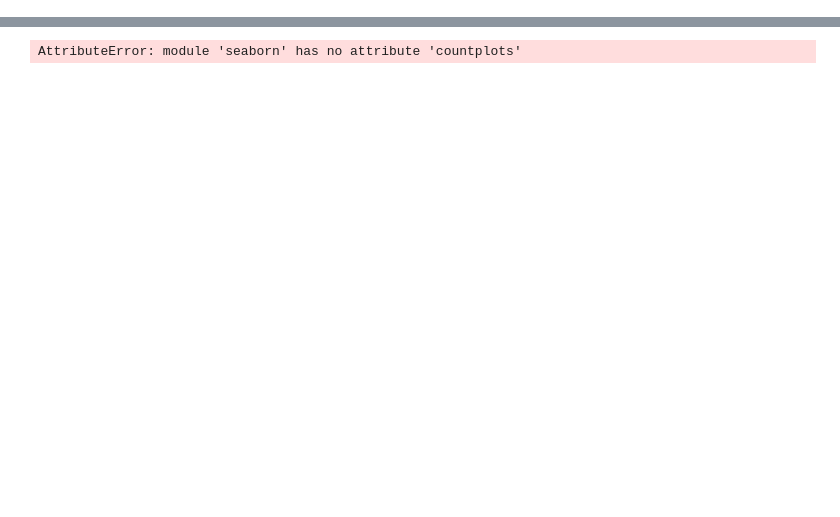
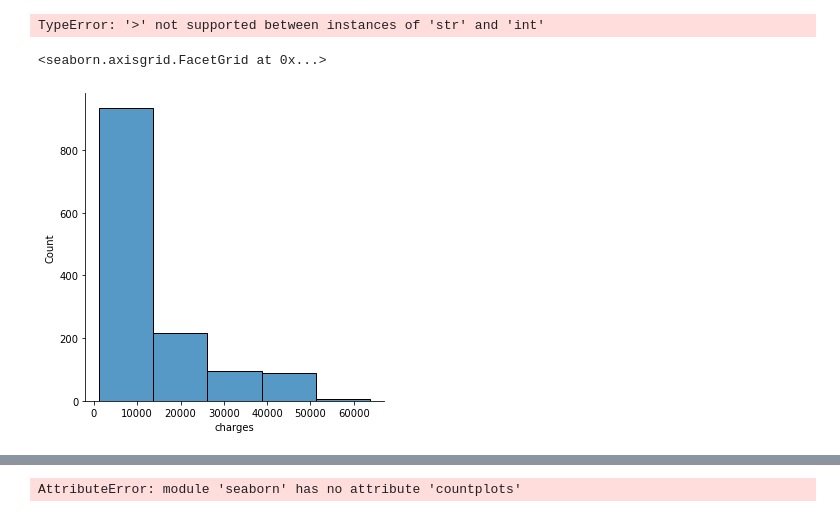
Before and after one commit to data301-2020-winter2/course-project-group_1010, a Jupyter notebook: Analysis/Analysis_KadieWert/Milestone2/EDA.ipynb, the cells around one changed output, grey strips where cells are left out. Drawn from its saved outputs; the diff is of its cells as text; code cells hidden in the pictures; blank space fills up the shorter version.

```diff
--- a/Analysis/Analysis_KadieWert/Milestone2/EDA.ipynb
+++ b/Analysis/Analysis_KadieWert/Milestone2/EDA.ipynb
@@ -18,0 +48,19 @@ import seaborn as sns
+# %%
+sns.catplot(
+    data=data,
+    x="age",
+    y="region",
+    kind="bar",
+    hue="sex"
+)
+# %% [output]
+TypeError: '>' not supported between instances of 'str' and 'int'
+# %%
+#This histogram shows that the majority of people (in this dataset) have ~$13000 in medical charges
+sns.displot(
+    data['charges'],
+    bins=5
+)
+# %% [output]
+<seaborn.axisgrid.FacetGrid at 0x...>
+[figure, added]
```
Also changed, not shown: parts of 4 cells of this notebook.
